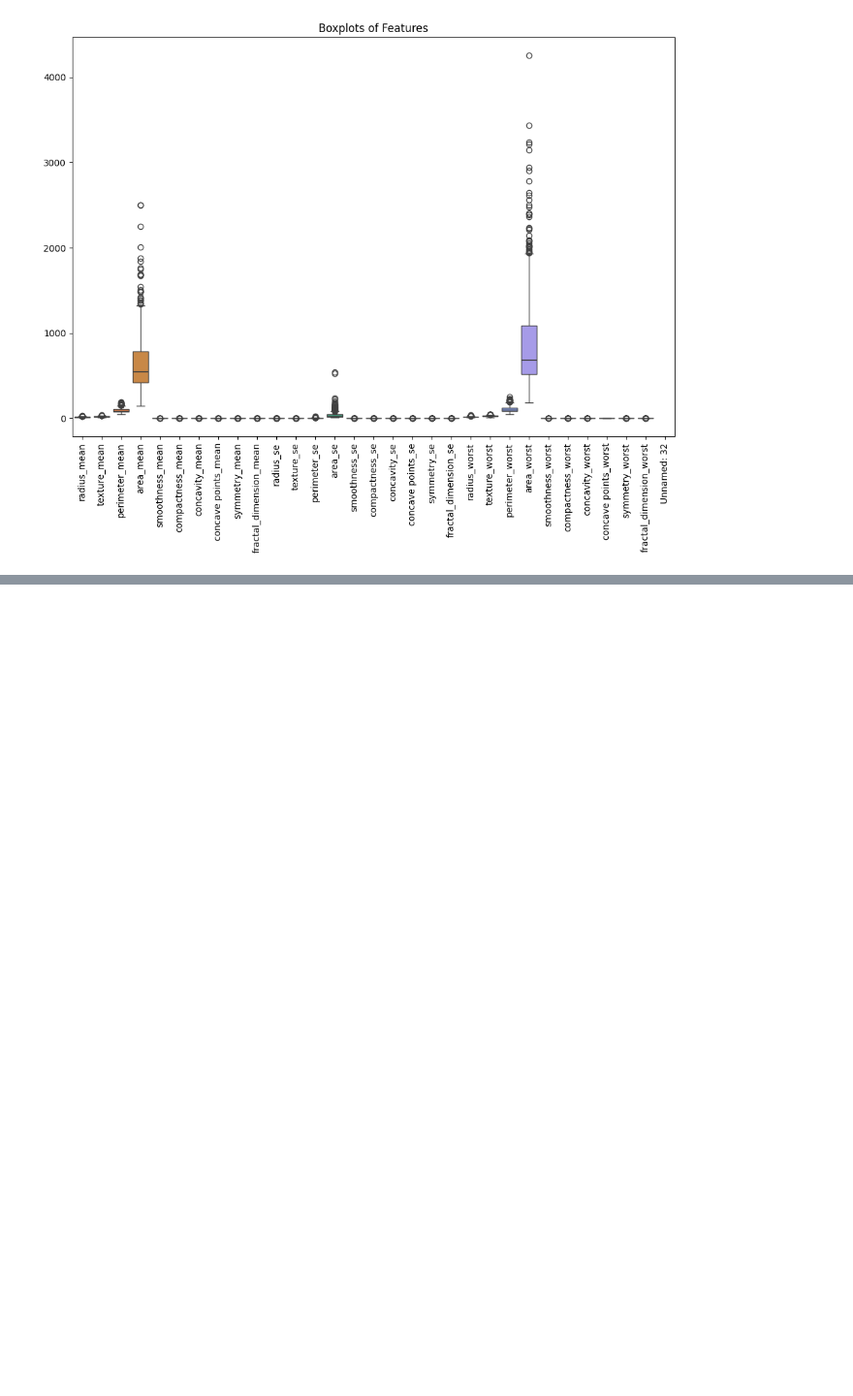
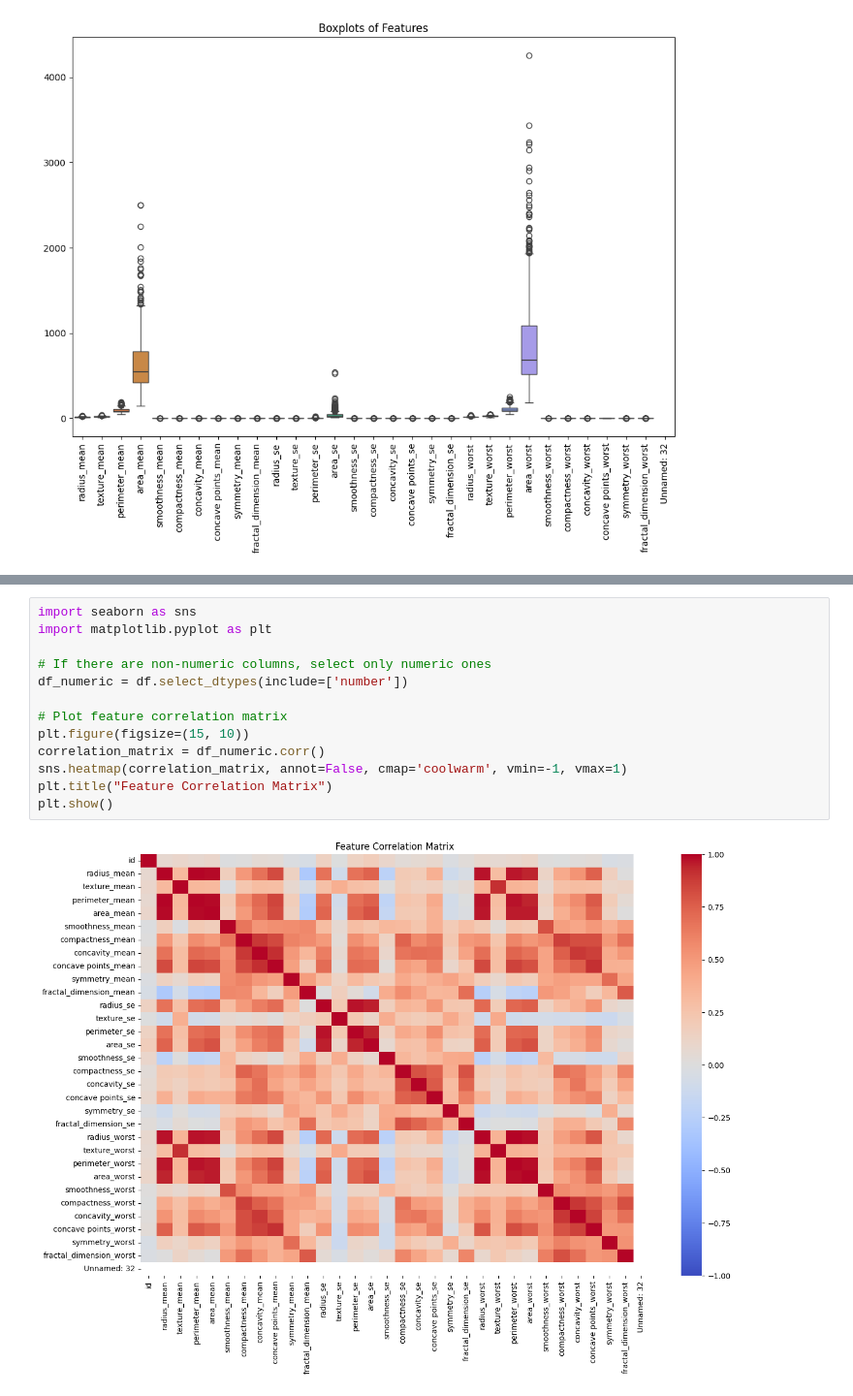
Before and after one commit to Anndischeh/Introduction-to-AI-dataset-classification, a Jupyter notebook: breast-cancer-wisconsin-data.ipynb, the cells around one changed output, grey strips where cells are left out. Shown at 97% size. Saved outputs shown, nothing was run; the diff lists cells and outputs as text; blank space fills up the shorter version.

Commit message:
Add feature correlation matrix plot

```diff
--- a/breast-cancer-wisconsin-data.ipynb
+++ b/breast-cancer-wisconsin-data.ipynb
@@ -340,0 +363,15 @@ plt.show()
+# %%
+import seaborn as sns
+import matplotlib.pyplot as plt
+
+# If there are non-numeric columns, select only numeric ones
+df_numeric = df.select_dtypes(include=['number'])
+
+# Plot feature correlation matrix
+plt.figure(figsize=(15, 10))
+correlation_matrix = df_numeric.corr()
+sns.heatmap(correlation_matrix, annot=False, cmap='coolwarm', vmin=-1, vmax=1)
+plt.title("Feature Correlation Matrix")
+plt.show()
+# %% [output]
+[figure, added]
```
Also changed, not shown: parts of 1 cell of this notebook.
